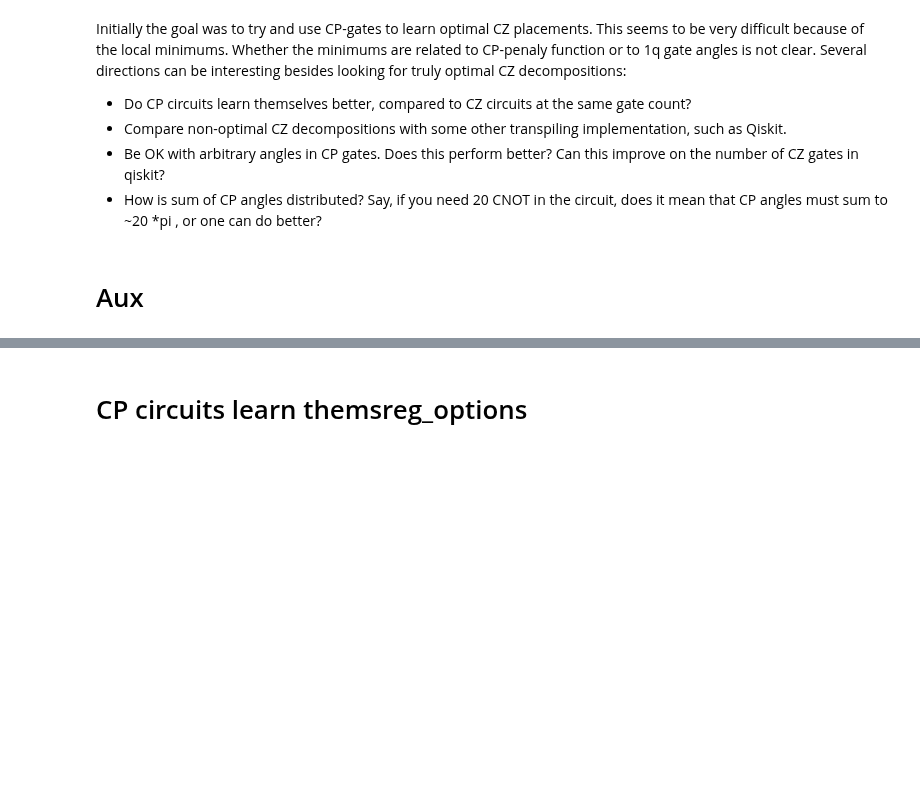
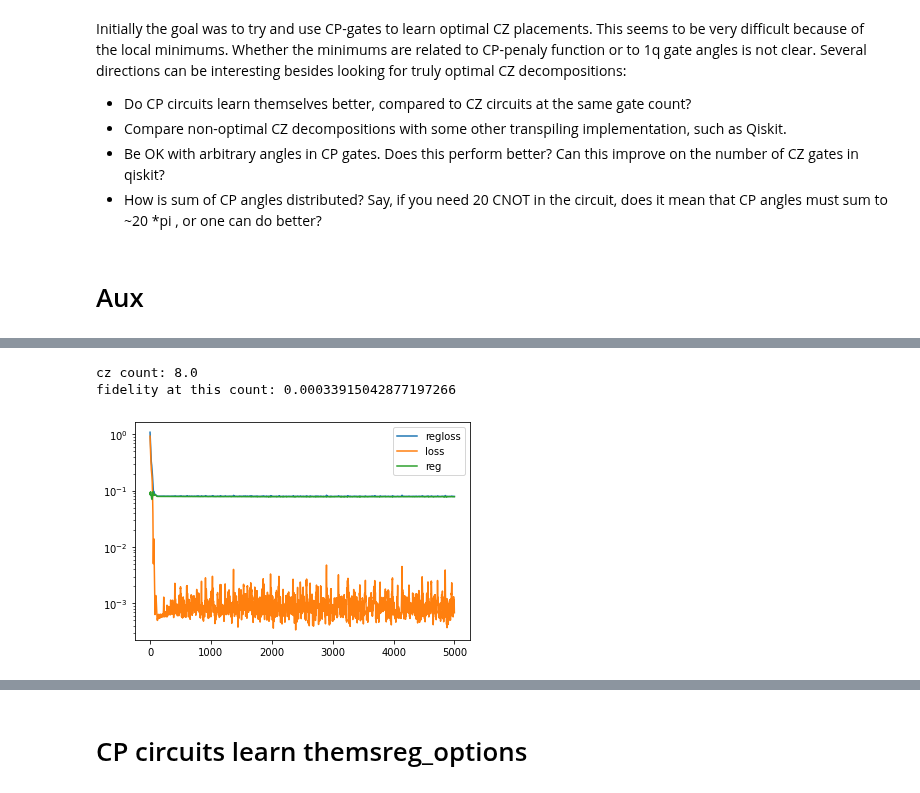
Before and after one commit to idnm/cpflow, a Jupyter notebook: CP.ipynb, the cells around one changed output, grey strips where cells are left out. Saved outputs shown, nothing was run; the diff lists cells and outputs as text; code cells hidden in the pictures; blank space fills up the shorter version.

```diff
--- a/CP.ipynb
+++ b/CP.ipynb
@@ -163,0 +102,30 @@ fidelity at this count: 0.14701378345489502
+# %%
+%%time
+qc = QuantumCircuit(3)
+qc.ccx(0, 1, 2)
+u_toff3 = Operator(qc.reverse_bits()).data
+
+anz= Ansatz(3, 'cp', fill_layers(sequ_layer(3), 10))
+loss_f  = lambda angs: disc2(anz.unitary(angs), u_toff3)
+
+reg_options = {'r': 0.01,
+               'function': 'linear',
+               'ymax': 2,
+               'xmax': jnp.pi/2,
+               'plato': 0.05,
+               'cp_mask': anz.cp_mask}
+
+reg_func = construct_penalty_function(reg_options)
+
+initial_params_array = [random_cp_angles(anz.num_angles, anz.cp_mask, key=random.PRNGKey(i)) for i in range(4)]
+
+initial_angles = random_cp_angles(anz.num_angles, anz.cp_mask)
+
+
+
+res, success = anz.learn(u_toff3, regularization_options=reg_options, num_repeats=3)
+
+# res, success = anz.learn(u_toff3,
+#                          regularization_options=reg_options,
+#                          initial_angles=random_cp_angles(anz.num_angles, anz.cp_mask),
+#                          num_repeats=4)
@@ -163,0 +135,6 @@ fidelity at this count: 0.14701378345489502
+# %%
+_,_ = report_cp_learning(res[2], cp_mask=anz.cp_mask)
+# %% [output]
+cz count: 8.0
+fidelity at this count: 0.00033915042877197266
+[figure, added]
```
Also changed, not shown: parts of 7 cells of this notebook, 2 other files.
